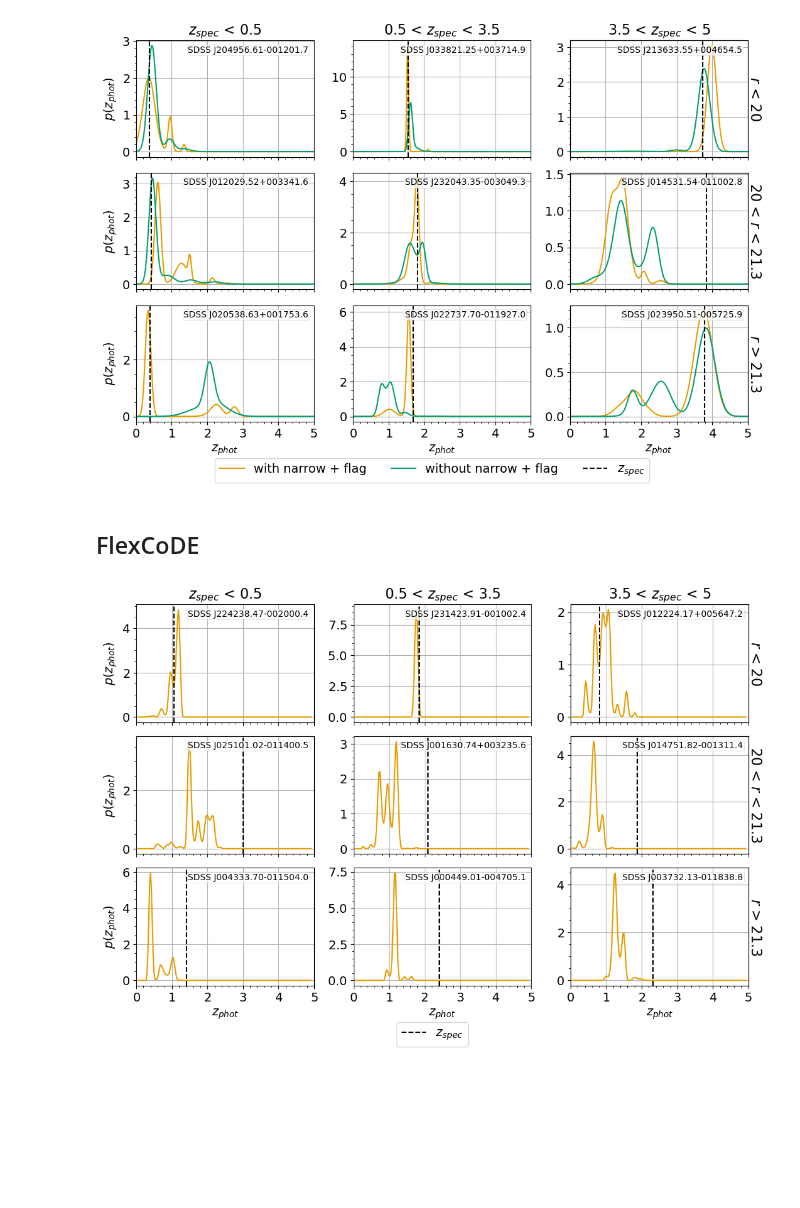
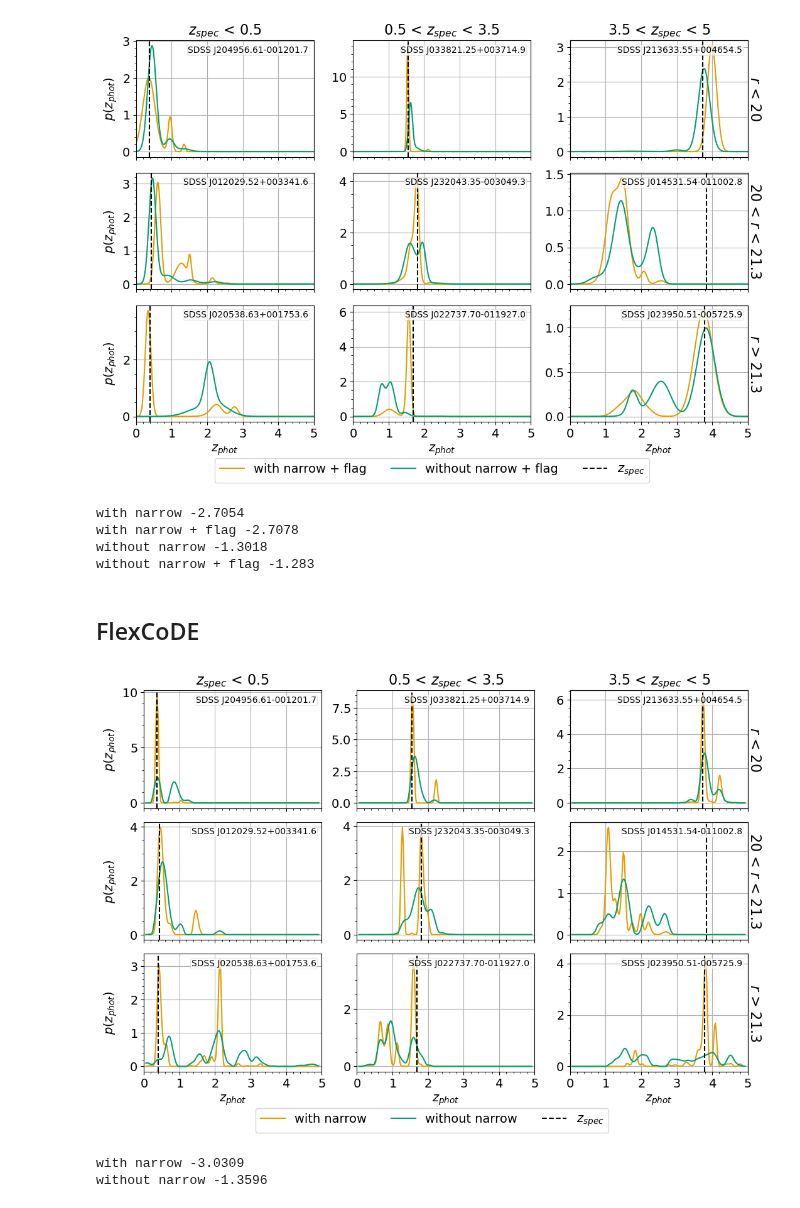
Before and after one commit to marixko/qucats_paper, a Jupyter notebook: codes/notebooks/PDFs.ipynb, the cells around one changed output. Cells and saved outputs as stored; diff of their text form; code cells hidden in the pictures; blank space fills up the shorter version.

Commit message:
PDF plots for paper objects + CDE calculation

```diff
--- a/codes/notebooks/PDFs.ipynb
+++ b/codes/notebooks/PDFs.ipynb
@@ -102,12 +127,21 @@ PDF_Sample(models_bnn['with narrow + flag'], pdfs_bnn_flag, x_bnn, 'PStotal', 47
            False, False, True, True, idxs)
 # %% [output]
 [figure]
+# %%
+for k in list(pdfs_bnn.keys()):
+    print(k, round(CDE(x_bnn, models_bnn[k]['z'].values, pdfs_bnn[k]), 4))
+# %% [output]
+with narrow -2.7054
+with narrow + flag -2.7078
+without narrow -1.3018
+without narrow + flag -1.283
 # %% [markdown]
 ## FlexCoDE
 # %%
 x_flex = pd.read_csv(os.path.join(flex_path, 'z_grid.csv'), usecols=['x']).x.values
 models_flex = {
-    '': pd.read_csv(os.path.join(flex_path, 'test_z_broadGALEXWISEnarrowflags.csv'))
+    'with narrow': pd.read_csv(os.path.join(flex_path, 'test_z_broadGALEXWISEnarrowflags.csv')),
+    'without narrow': pd.read_csv(os.path.join(flex_path, 'test_z_broadGALEXWISEflags.csv'))
     }
 
 pdfs_flex = {}
@@ -117,7 +151,13 @@ for name, table in models_flex.items():
         pdfs_list.append(table.loc[i, [f'z_flex_pdf_{i}' for i in range(1, 201)]].values)
     pdfs_flex[name] = np.array(pdfs_list)
 # %%
-PDF_Sample(pd.concat([models_flex[''], models_bnn['with narrow'][['z', 'r_PStotal', 'SDSS_NAME']]], axis=1),
+PDF_Sample(pd.concat([models_flex['with narrow'], models_bnn['with narrow'][['z', 'r_PStotal', 'SDSS_NAME']]], axis=1),
            pdfs_flex, x_flex, 'PStotal', 47, '', False, False, True, True, idxs)
 # %% [output]
-[figure, old version]
+[figure, new version]
+# %%
+for k in list(pdfs_flex.keys()):
+    print(k, round(CDE(x_flex, models_bnn[k]['z'].values, pdfs_flex[k]), 4))
+# %% [output]
+with narrow -3.0309
+without narrow -1.3596
```
Also changed, not shown: parts of 1 cell of this notebook.
